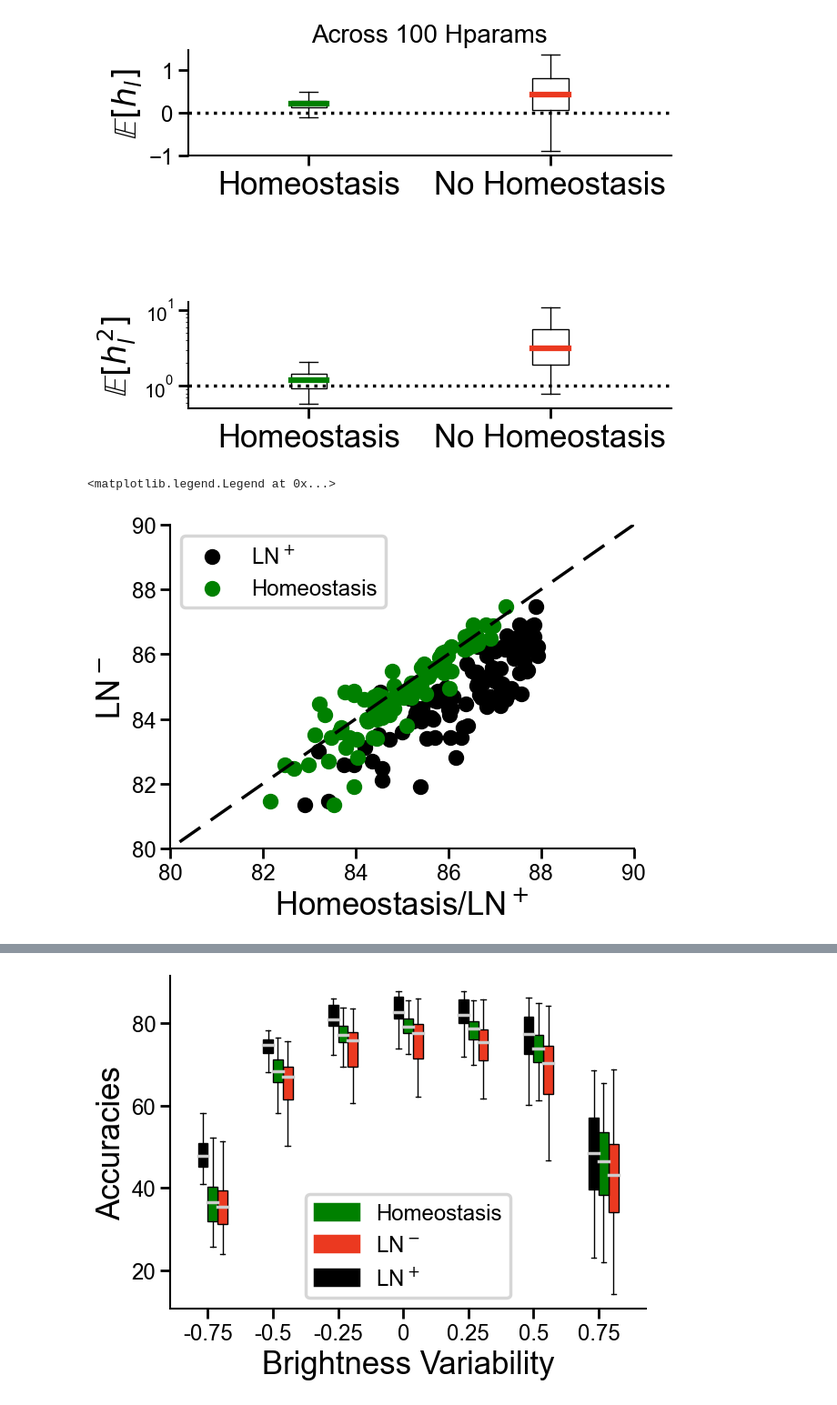
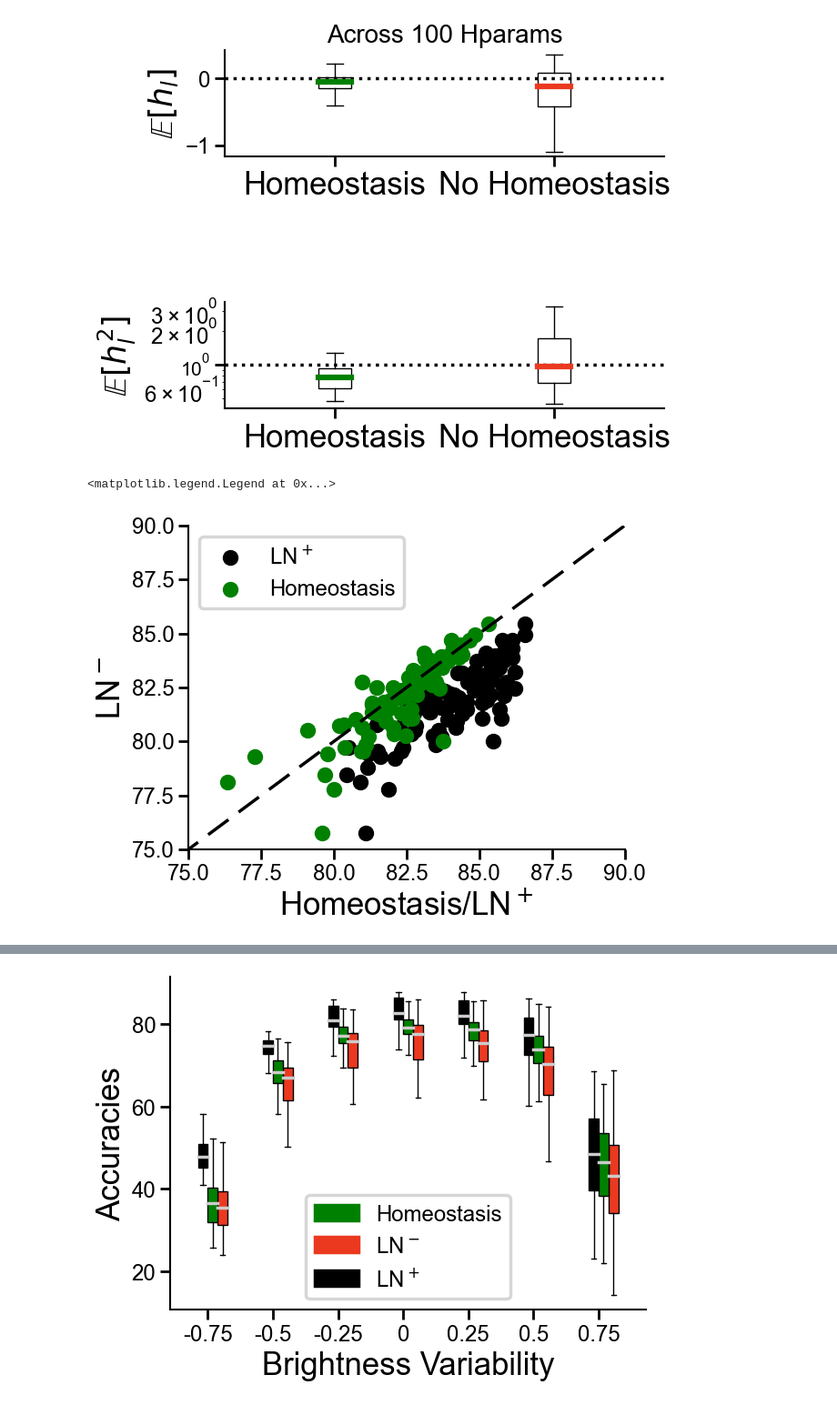
Before and after one commit to RoyHEyono/HomeostaticDANN, a Jupyter notebook: models/dense_mnist_task/notebooks/naisys_plots.ipynb, the cells around one changed output, grey strips where cells are left out. Shown at 91% size. Saved outputs shown, nothing was run; the diff lists cells and outputs as text; code cells hidden in the pictures.

```diff
--- a/models/dense_mnist_task/notebooks/naisys_plots.ipynb
+++ b/models/dense_mnist_task/notebooks/naisys_plots.ipynb
@@ -34,7 +34,7 @@ def same_config(config1, config2, keys=['normtype']):
             return False
     return True
 # %%
-bright_factor = 0.5
+bright_factor = 1
 runs_dict = dict()
 runs_dict["runs_vanilla_dann"] = fetch_runs(api, entity='project_danns', project_name='Luminosity_NAISYS', filters={"config.dataset": "fashionmnist",
                                                             "config.brightness_factor": bright_factor, "config.homeostasis": 0, "config.normtype": 0,
@@ -150,7 +149,7 @@ ax1.set_title("Across 100 Hparams", fontsize=20)
 
 gs1.tight_layout(fig, rect=[0, 0, 0.5, 1.0])
 # %% [output]
-[figure, old version]
+[figure, new version]
 # %%
 fig, ax = plt.subplots()
 
@@ -164,33 +163,33 @@ for top in range(top_n):
 
     vanilla_dann_acc = runs_dict["runs_vanilla_dann"][top].summary['test_acc']
     for rn in runs_dict["runs_vanilla_dann_layernorm"]:
         if same_config(rn.config, runs_dict["runs_vanilla_dann"][top].config, keys=['lr', 'wd','inhib_lrs', 'momentum', 'inhib_momentum', 'homeostasis']):
             plt.scatter(rn.summary['test_acc'], vanilla_dann_acc, color="black", alpha=1, label=f"LN$^+$" if label_flag else None)
             label_flag = False
 
 label_flag = True
 for top in range(top_n):
 
     vanilla_dann_acc = runs_dict["runs_vanilla_dann"][top].summary['test_acc']
     for rn in runs_dict["runs_homeostasis"]:
         if same_config(rn.config, runs_dict["runs_vanilla_dann"][top].config, keys=['lr', 'wd','inhib_lrs', 'momentum', 'inhib_momentum']):
             plt.scatter(rn.summary['test_acc'], vanilla_dann_acc, color="green", label=f"Homeostasis" if label_flag else None)
             label_flag = False
 
 
 
 #ax.set_xlabel(f"LN$^+$")
 ax.set_xlabel("Homeostasis/LN$^+$", fontsize=25)
 ax.set_ylabel("LN$^-$", fontsize=25)
 # ax.set_title(f"Luminosity Threshold: {bright_factor}", fontsize=25)
 #plt.xticks(fontsize=25)
 #plt.yticks(fontsize=25)
 list_line = range(100)
-ax.set_xlim(80, 90)
-ax.set_ylim(80, 90)
+ax.set_xlim(75, 90)
+ax.set_ylim(75, 90)
 ax.plot(list_line, list_line, color='black', linestyle='--')
 ax.legend()
 # Set larger font sizes for the tick numbers
 # %% [output]
 <matplotlib.legend.Legend at 0x...>
-[figure, old version]
+[figure, new version]
```
Also changed, not shown: parts of 4 cells of this notebook, 13 other files.
